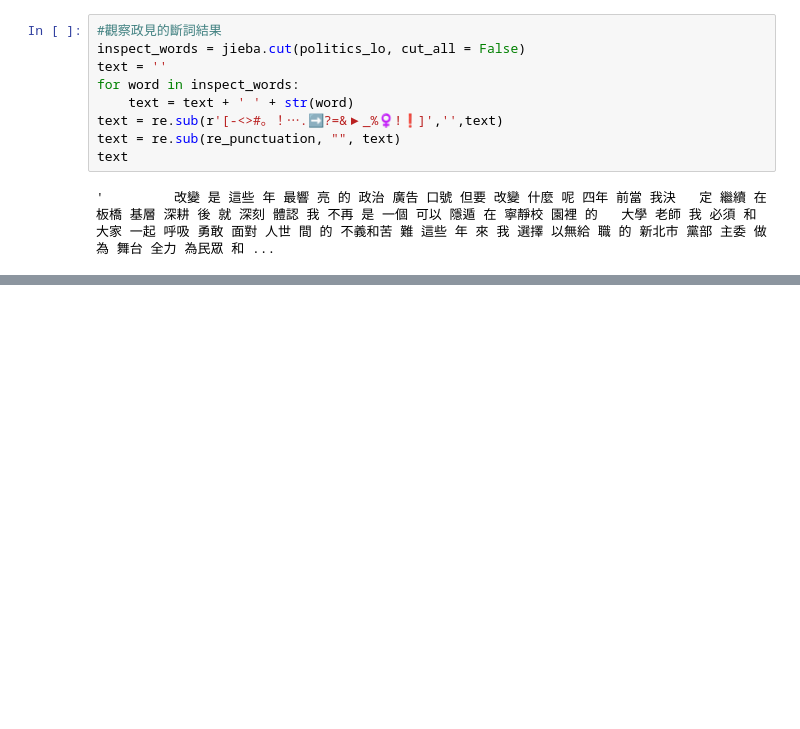
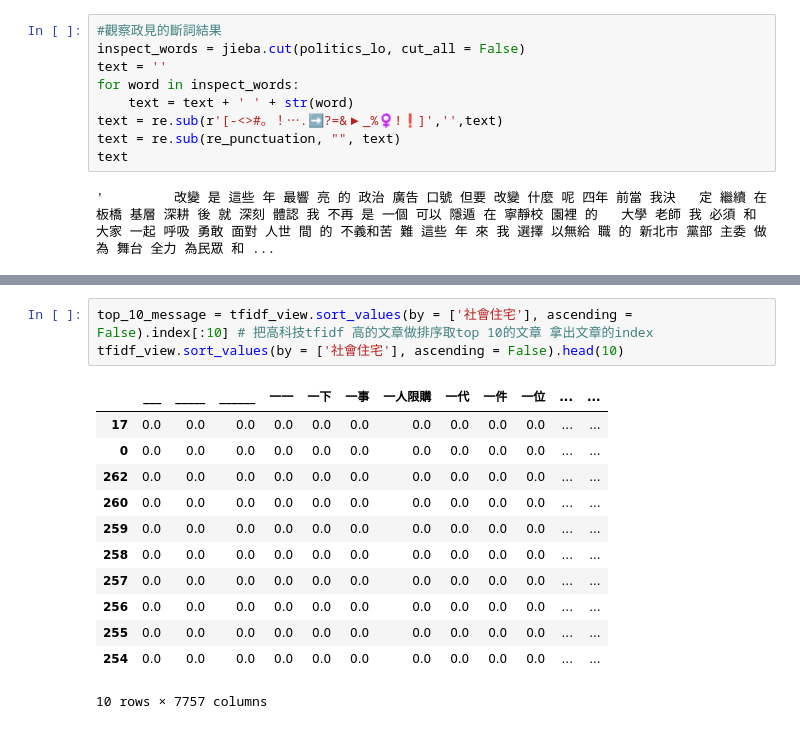
Before and after one commit to binying-lu/-2021-Politics-and-information, a Jupyter notebook: HW 0412/Banqiao_Lo.ipynb, the cells around one changed output, grey strips where cells are left out. Cells and saved outputs as stored; diff of their text form; blank space fills up the shorter version.

```diff
--- a/HW 0412/Banqiao_Lo.ipynb
+++ b/HW 0412/Banqiao_Lo.ipynb
@@ -355,3 +374,19 @@ Counter({'一秒': 1,
          '地下': 1,
          '公園': 1,
          '停車場': 1})
+# %%
+top_10_message = tfidf_view.sort_values(by = ['社會住宅'], ascending = False).index[:10] # 把高科技tfidf 高的文章做排序取top 10的文章 拿出文章的index
+tfidf_view.sort_values(by = ['社會住宅'], ascending = False).head(10)
+# %% [output]
+|  | ___ | _____ | ______ | 一一 | 一下 | 一事 | 一人限購 | 一代 | 一件 | 一位 | ... | ... |
+| 17 | 0.0 | 0.0 | 0.0 | 0.0 | 0.0 | 0.0 | 0.0 | 0.0 | 0.0 | 0.0 | ... | ... |
+| 0 | 0.0 | 0.0 | 0.0 | 0.0 | 0.0 | 0.0 | 0.0 | 0.0 | 0.0 | 0.0 | ... | ... |
+| 262 | 0.0 | 0.0 | 0.0 | 0.0 | 0.0 | 0.0 | 0.0 | 0.0 | 0.0 | 0.0 | ... | ... |
+| 260 | 0.0 | 0.0 | 0.0 | 0.0 | 0.0 | 0.0 | 0.0 | 0.0 | 0.0 | 0.0 | ... | ... |
+| 259 | 0.0 | 0.0 | 0.0 | 0.0 | 0.0 | 0.0 | 0.0 | 0.0 | 0.0 | 0.0 | ... | ... |
+| 258 | 0.0 | 0.0 | 0.0 | 0.0 | 0.0 | 0.0 | 0.0 | 0.0 | 0.0 | 0.0 | ... | ... |
+| 257 | 0.0 | 0.0 | 0.0 | 0.0 | 0.0 | 0.0 | 0.0 | 0.0 | 0.0 | 0.0 | ... | ... |
+| 256 | 0.0 | 0.0 | 0.0 | 0.0 | 0.0 | 0.0 | 0.0 | 0.0 | 0.0 | 0.0 | ... | ... |
+| 255 | 0.0 | 0.0 | 0.0 | 0.0 | 0.0 | 0.0 | 0.0 | 0.0 | 0.0 | 0.0 | ... | ... |
+| 254 | 0.0 | 0.0 | 0.0 | 0.0 | 0.0 | 0.0 | 0.0 | 0.0 | 0.0 | 0.0 | ... | ... |
+10 rows × 7757 columns
```
Also changed, not shown: parts of 18 cells of this notebook, 5 other files.
